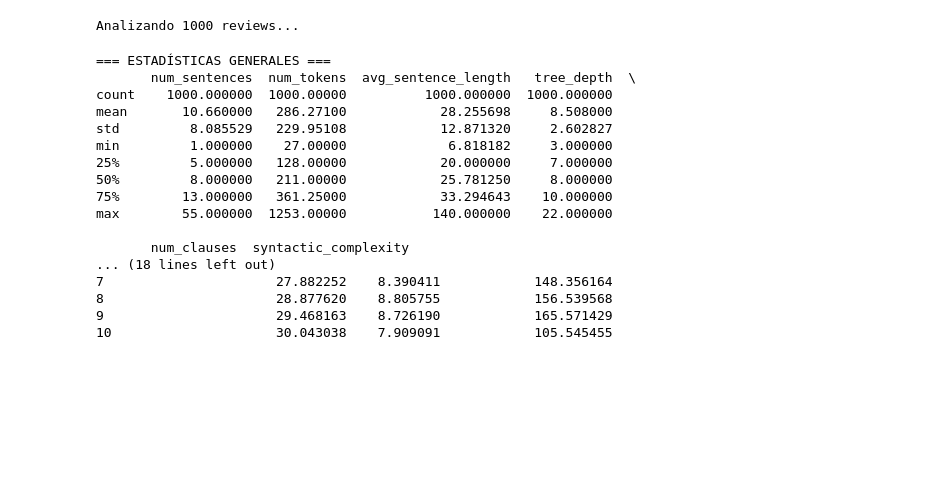
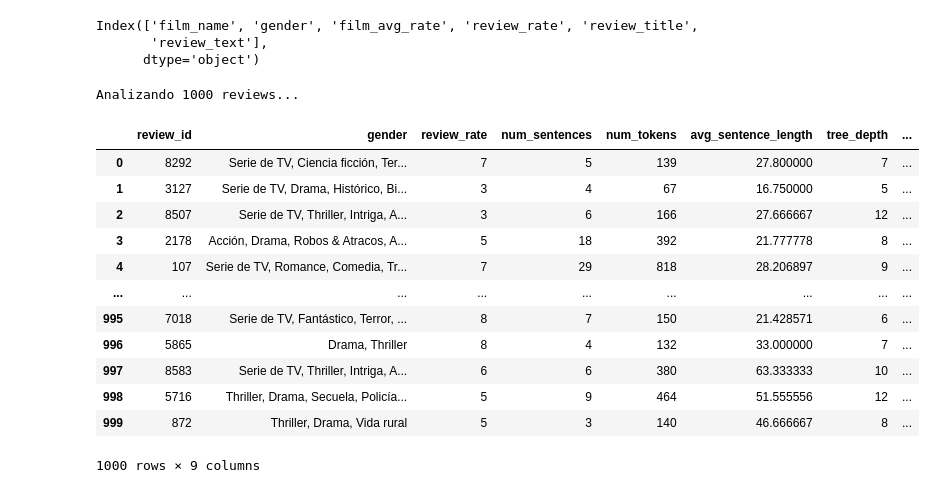
Before and after one commit to angemaria25/PLN-G-nero-de-Pel-culas, a Jupyter notebook: first_grammar_analysis.ipynb, the cells around one changed output. Saved outputs shown, nothing was run; the diff lists cells and outputs as text; code cells hidden in the pictures; blank space fills up the shorter version.

Commit message:
add display of dep-tree

```diff
--- a/first_grammar_analysis.ipynb
+++ b/first_grammar_analysis.ipynb
@@ -29,6 +30,11 @@ def load_dataset(path):
   return df
 
 df = load_dataset("data/film_reviews_result_clean.csv")
+df.columns
+# %% [output]
+Index(['film_name', 'gender', 'film_avg_rate', 'review_rate', 'review_title',
+       'review_text'],
+      dtype='object')
 # %%
 def extract_syntactic_features(doc):
   "Extrae características sintácticas de una review"
@@ -139,27 +145,6 @@ def create_statistical_summary(results):
     }
     for r in results
   ])
-
-  print("\n=== ESTADÍSTICAS GENERALES ===")
-  print(df_features[
-    [
-      'num_sentences',
-      'num_tokens',
-      'avg_sentence_length',
-      'tree_depth',
-      'num_clauses',
-      'syntactic_complexity'
-    ]
-  ].describe())
-
-  print("\n=== ESTADÍSTICAS POR CALIFICACIÓN ===")
-  print(df_features.groupby('review_rate')[
-    [
-      'avg_sentence_length',
-      'tree_depth',
-      'syntactic_complexity'
-    ]
-  ].mean())
 
   return df_features
 
@@ -184,36 +169,24 @@ def analyze_dependency_patterns(results, K1=10, K2=10):
     total_deps.update(r['dep_distribution'])
     dependency_pairs.extend(r['dependency_pairs'])
 
-  print(f"\n=== {K1} RELACIONES DE DEPENDENCIA ===")
-  for dep, count in total_deps.most_common(15):
-    print(f"{dep}: {count}")
-
-  print(f"\n=== {K2} PATRONES DE DEPENDENCIA (Head POS -> Dep -> Child POS) ===")
   pair_counter = Counter(dependency_pairs)
-  for pair, count in pair_counter.most_common(10):
-    head_pos, dep, child_pos = pair
-    print(f"{head_pos} --[{dep}]--> {child_pos}: {count}")
-
   return total_deps, pair_counter
 # %%
 df_features = create_statistical_summary(result)
+display(df_features)
 # %% [output]
+|  | review_id | gender | review_rate | num_sentences | num_tokens | avg_sentence_length | tree_depth | ... |
+| 0 | 8292 | Serie de TV, Ciencia ficción, Ter... | 7 | 5 | 139 | 27.800000 | 7 | ... |
+| 1 | 3127 | Serie de TV, Drama, Histórico, Bi... | 3 | 4 | 67 | 16.750000 | 5 | ... |
+| 2 | 8507 | Serie de TV, Thriller, Intriga, A... | 3 | 6 | 166 | 27.666667 | 12 | ... |
+| 3 | 2178 | Acción, Drama, Robos & Atracos, A... | 5 | 18 | 392 | 21.777778 | 8 | ... |
+| 4 | 107 | Serie de TV, Romance, Comedia, Tr... | 7 | 29 | 818 | 28.206897 | 9 | ... |
+| ... | ... | ... | ... | ... | ... | ... | ... | ... |
+| 995 | 7018 | Serie de TV, Fantástico, Terror, ... | 8 | 7 | 150 | 21.428571 | 6 | ... |
+| 996 | 5865 | Drama, Thriller | 8 | 4 | 132 | 33.000000 | 7 | ... |
+| 997 | 8583 | Serie de TV, Thriller, Intriga, A... | 6 | 6 | 380 | 63.333333 | 10 | ... |
+| 998 | 5716 | Thriller, Drama, Secuela, Policía... | 5 | 9 | 464 | 51.555556 | 12 | ... |
+| 999 | 872 | Thriller, Drama, Vida rural | 5 | 3 | 140 | 46.666667 | 8 | ... |
-=== ESTADÍSTICAS GENERALES ===
-       num_sentences  num_tokens  avg_sentence_length   tree_depth  \
-count    1000.000000  1000.00000          1000.000000  1000.000000
-mean       10.660000   286.27100            28.255698     8.508000
-std         8.085529   229.95108            12.871320     2.602827
-min         1.000000    27.00000             6.818182     3.000000
-25%         5.000000   128.00000            20.000000     7.000000
-50%         8.000000   211.00000            25.781250     8.000000
-75%        13.000000   361.25000            33.294643    10.000000
-max        55.000000  1253.00000           140.000000    22.000000
-
-       num_clauses  syntactic_complexity
-... (18 lines left out)
-7                      27.882252    8.390411            148.356164
-8                      28.877620    8.805755            156.539568
-9                      29.468163    8.726190            165.571429
-10                     30.043038    7.909091            105.545455
+1000 rows × 9 columns
 # %%
 total_pos = analyze_pos_patterns(result)
```
Also changed, not shown: parts of 8 cells of this notebook.
